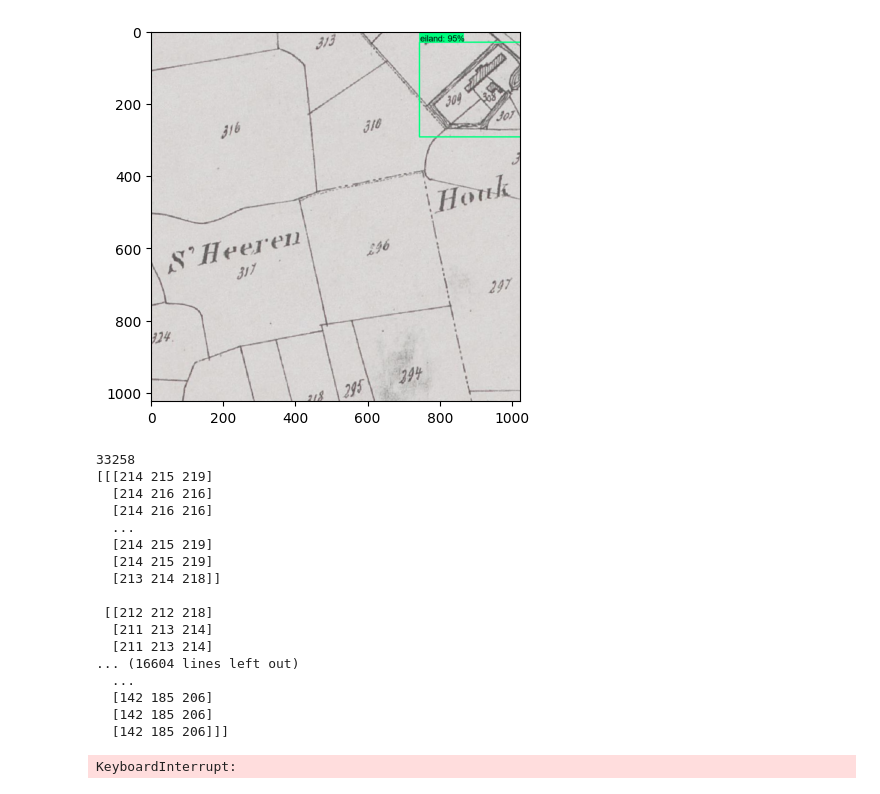
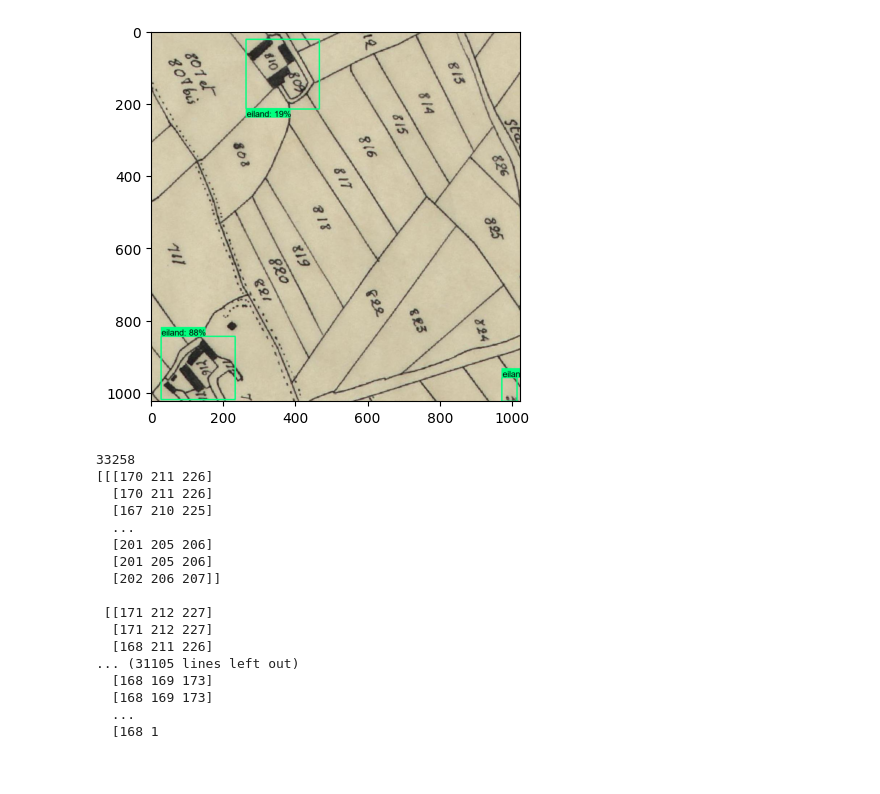
Before and after one commit to jaddious/Eilearn, a Jupyter notebook: detection.ipynb, the cells around one changed output. Cells and saved outputs as stored; diff of their text form; code cells hidden in the pictures.

```diff
--- a/detection.ipynb
+++ b/detection.ipynb
@@ -10,31 +10,34 @@ import numpy as np
 from matplotlib import pyplot as plt
 %matplotlib inline
 # %%
-CUSTOM_MODEL_NAME = 'eiland_detector_popp_small'
+#CUSTOM_MODEL_NAME = 'eiland_detector_popp_map'
 PRETRAINED_MODEL_NAME = 'ssd_mobilenet_v2_fpnlite_320x320_coco17_tpu-8'
+#PRETRAINED_MODEL_NAME = 'ssd_resnet50_v1_fpn_1024x1024_coco17_tpu-8'
 PRETRAINED_MODEL_URL = 'http://download.tensorflow.org/models/object_detection/tf2/20200711/ssd_mobilenet_v2_fpnlite_320x320_coco17_tpu-8.tar.gz'
+#PRETRAINED_MODEL_URL = 'http://download.tensorflow.org/models/object_detection/tf2/20200711/ssd_resnet50_v1_fpn_1024x1024_coco17_tpu-8.tar.gz'
 TF_RECORD_SCRIPT_NAME = 'generate_tfrecord.py'
-LABEL_MAP_NAME = 'label_map.pbtxt'
+CUSTOM_MODEL_NAME = 'eiland_detector'
+
+MAP_LAYER_NAME = "popp_karte"
 
 paths = {
     'WORKSPACE_PATH': os.path.join('Tensorflow', 'workspace'),
-    'SCRIPTS_PATH': os.path.join('Tensorflow','scripts'),
-    'APIMODEL_PATH': os.path.join('Tensorflow','models'),
-    'ANNOTATION_PATH': os.path.join('Tensorflow', 'workspace','annotations'),
-    'IMAGE_PATH': os.path.join('Tensorflow', 'workspace','images'),
-    'MODEL_PATH': os.path.join('Tensorflow', 'workspace','models'),
-    'PRETRAINED_MODEL_PATH': os.path.join('Tensorflow', 'workspace','pre-trained-models'),
-    'CHECKPOINT_PATH': os.path.join('Tensorflow', 'workspace','models',CUSTOM_MODEL_NAME),
-    'OUTPUT_PATH': os.path.join('Tensorflow', 'workspace','models',CUSTOM_MODEL_NAME, 'export'),
-    'TFJS_PATH':os.path.join('Tensorflow', 'workspace','models',CUSTOM_MODEL_NAME, 'tfjsexport'),
-    'TFLITE_PATH':os.path.join('Tensorflow', 'workspace','models',CUSTOM_MODEL_NAME, 'tfliteexport'),
-    'PROTOC_PATH':os.path.join('Tensorflow','protoc')
- }
+    'APIMODEL_PATH': os.path.join('Tensorflow', 'models'),
+    'ANNOTATION_PATH': os.path.join('map_layers', MAP_LAYER_NAME, 'annotations'),
+    'MAP_LAYER_PATH': os.path.join('map_layers', MAP_LAYER_NAME),
+    'MODEL_PATH': os.path.join('Tensorflow', 'workspace', 'models'),
+    'PRETRAINED_MODEL_PATH': os.path.join('Tensorflow', 'workspace', 'pre-trained-models'),
+    'CHECKPOINT_PATH': os.path.join('map_layers', MAP_LAYER_NAME, "models"),
+    'OUTPUT_PATH': os.path.join('Tensorflow', 'workspace', 'models', CUSTOM_MODEL_NAME, 'export'),
+    'TFJS_PATH': os.path.join('Tensorflow', 'workspace', 'models', CUSTOM_MODEL_NAME, 'tfjsexport'),
+    'TFLITE_PATH': os.path.join('Tensorflow', 'workspace', 'models', CUSTOM_MODEL_NAME, 'tfliteexport'),
+    'PROTOC_PATH': os.path.join('Tensorflow', 'protoc')
+}
+
 
 files = {
-    'PIPELINE_CONFIG':os.path.join('Tensorflow', 'workspace','models', CUSTOM_MODEL_NAME, 'pipeline.config'),
-    'TF_RECORD_SCRIPT': os.path.join(paths['SCRIPTS_PATH'], TF_RECORD_SCRIPT_NAME),
-    'LABELMAP': os.path.join(paths['ANNOTATION_PATH'], LABEL_MAP_NAME)
+    'PIPELINE_CONFIG': os.path.join('map_layers', MAP_LAYER_NAME, "models", 'pipeline.config'),
+    'LABELMAP': os.path.join('map_layers', MAP_LAYER_NAME, "label_map.pbtxt")
 }
 # %%
 # Load pipeline config and build a detection model
@@ -52,40 +55,40 @@ def detect_fn(image):
     detections = detection_model.postprocess(prediction_dict, shapes)
     return detections
 # %%
-IMAGE_PATH = r"C:\Users\jaddh\code_projects\EILearn\Tensorflow\workspace\images\tiles\Poppe Kaarte\16\33259\21917.png"
+IMAGE_PATH = r"C:\Users\jaddh\code_projects\EILearn\map_layers\popp_karte\images\train\16_33247_21942.jpg"
 category_index = label_map_util.create_category_index_from_labelmap(files['LABELMAP'])
 img = cv2.imread(IMAGE_PATH)
 image_np = np.array(img)
 
 input_tensor = tf.convert_to_tensor(np.expand_dims(image_np, 0), dtype=tf.float32)
 detections = detect_fn(input_tensor)
 
 num_detections = int(detections.pop('num_detections'))
 detections = {key: value[0, :num_detections].numpy()
               for key, value in detections.items()}
 detections['num_detections'] = num_detections
 
 # detection_classes should be ints.
 detections['detection_classes'] = detections['detection_classes'].astype(np.int64)
 
 label_id_offset = 1
 image_np_with_detections = image_np.copy()
 
 viz_utils.visualize_boxes_and_labels_on_image_array(
             image_np_with_detections,
             detections['detection_boxes'],
             detections['detection_classes']+label_id_offset,
             detections['detection_scores'],
             category_index,
             use_normalized_coordinates=True,
             max_boxes_to_draw=200,
-            min_score_thresh=0.8,
+            min_score_thresh=0.1,
             agnostic_mode=False)
 
 plt.imshow(cv2.cvtColor(image_np_with_detections, cv2.COLOR_BGR2RGB))
 plt.show()
 # %% [output]
-[figure, old version]
+[figure, new version]
 # %%
 category_index = label_map_util.create_category_index_from_labelmap(files['LABELMAP'])
 
@@ -139,20 +142,19 @@ for folder in os.listdir(tiles_folder):
                 cv2.imwrite(os.path.join(processsed_folder,folder,image), image_np_with_detections)
 # %% [output]
 33258
-[[[214 215 219]
-  [214 216 216]
-  [214 216 216]
+[[[170 211 226]
+  [170 211 226]
+  [167 210 225]
   ...
-  [214 215 219]
-  [214 215 219]
-  [213 214 218]]
+  [201 205 206]
+  [201 205 206]
+  [202 206 207]]
 
- [[212 212 218]
-  [211 213 214]
-  [211 213 214]
-... (16604 lines left out)
+ [[171 212 227]
+  [171 212 227]
+  [168 211 226]
+... (31105 lines left out)
+  [168 169 173]
+  [168 169 173]
   ...
-  [142 185 206]
-  [142 185 206]
-  [142 185 206]]]
+  [168 1
-KeyboardInterrupt:
```
Also changed, not shown: 5 other files.
